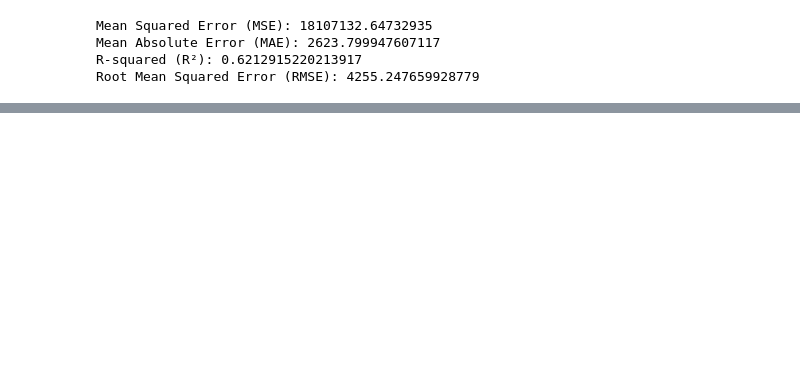
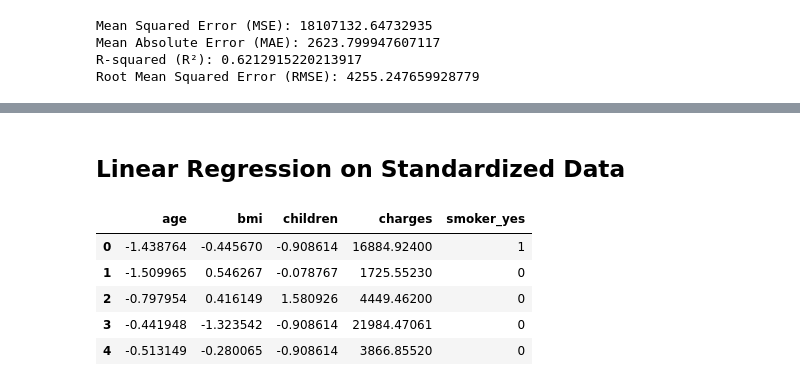
Before and after one commit to amajith000/HW9_P3_MiniProject_Part1, a Jupyter notebook: HW13_MiniProject_Part1&Part2.ipynb, the cells around one changed output, grey strips where cells are left out. Saved outputs shown, nothing was run; the diff lists cells and outputs as text; code cells hidden in the pictures; blank space fills up the shorter version.

```diff
--- a/HW13_MiniProject_Part1&Part2.ipynb
+++ b/HW13_MiniProject_Part1&Part2.ipynb
@@ -278,13 +279,13 @@ normalized_df.head()
 We will use the normalized features along with the 'smoker' feature to perform linear regression. We will only use smoker variable from categorical variables as we saw from the box plots that 'sex' and 'region' do not have a significant difference in mean/variation with respect to 'charges'.
 # %%
 # Using only smoker column
-categorical_columns = ['smoker']
+categorical_column = ['smoker']
 
 # OneHot encoding
-encoded_categorical = pd.get_dummies(normalized_df[categorical_columns], drop_first=True)
+encoded_categorical = pd.get_dummies(normalized_df[categorical_column], drop_first=True)
 normalized_df_encoded = pd.concat([normalized_df, encoded_categorical], axis=1)
 normalized_df_encoded = normalized_df_encoded.dropna()
-normalized_df_encoded = normalized_df_encoded.drop(['sex', 'region'] + categorical_columns, axis=1)  # Drop 'sex' and 'region'
+normalized_df_encoded = normalized_df_encoded.drop(['sex', 'region'] + categorical_column, axis=1)  # Drop 'sex' and 'region'
 
 # Print encoded df
 normalized_df_encoded.head()
@@ -354,0 +379,18 @@ Root Mean Squared Error (RMSE): 4255.247659928779
+# %% [markdown]
+## Linear Regression on Standardized Data
+# %%
+# OneHot encoding
+encoded_categorical = pd.get_dummies(standardized_df[categorical_column], drop_first=True)
+standardized_df_encoded = pd.concat([standardized_df, encoded_categorical], axis=1)
+standardized_df_encoded = standardized_df_encoded.dropna()
+standardized_df_encoded = standardized_df_encoded.drop(['sex', 'region'] + categorical_column, axis=1)  # Drop 'sex' and 'region'
+
+# Print encoded df
+standardized_df_encoded.head()
+# %% [output]
+|  | age | bmi | children | charges | smoker_yes |
+| 0 | -1.438764 | -0.445670 | -0.908614 | 16884.92400 | 1 |
+| 1 | -1.509965 | 0.546267 | -0.078767 | 1725.55230 | 0 |
+| 2 | -0.797954 | 0.416149 | 1.580926 | 4449.46200 | 0 |
+| 3 | -0.441948 | -1.323542 | -0.908614 | 21984.47061 | 0 |
+| 4 | -0.513149 | -0.280065 | -0.908614 | 3866.85520 | 0 |
```
Also changed, not shown: parts of 12 cells of this notebook.
